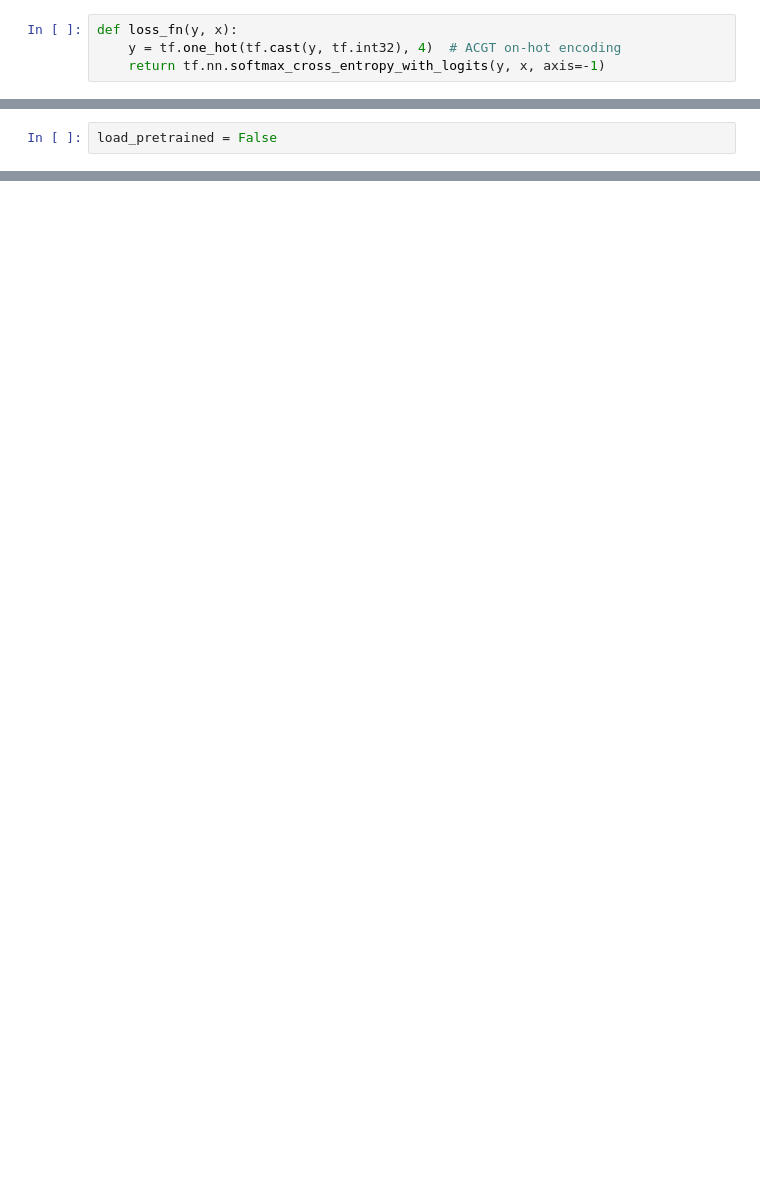
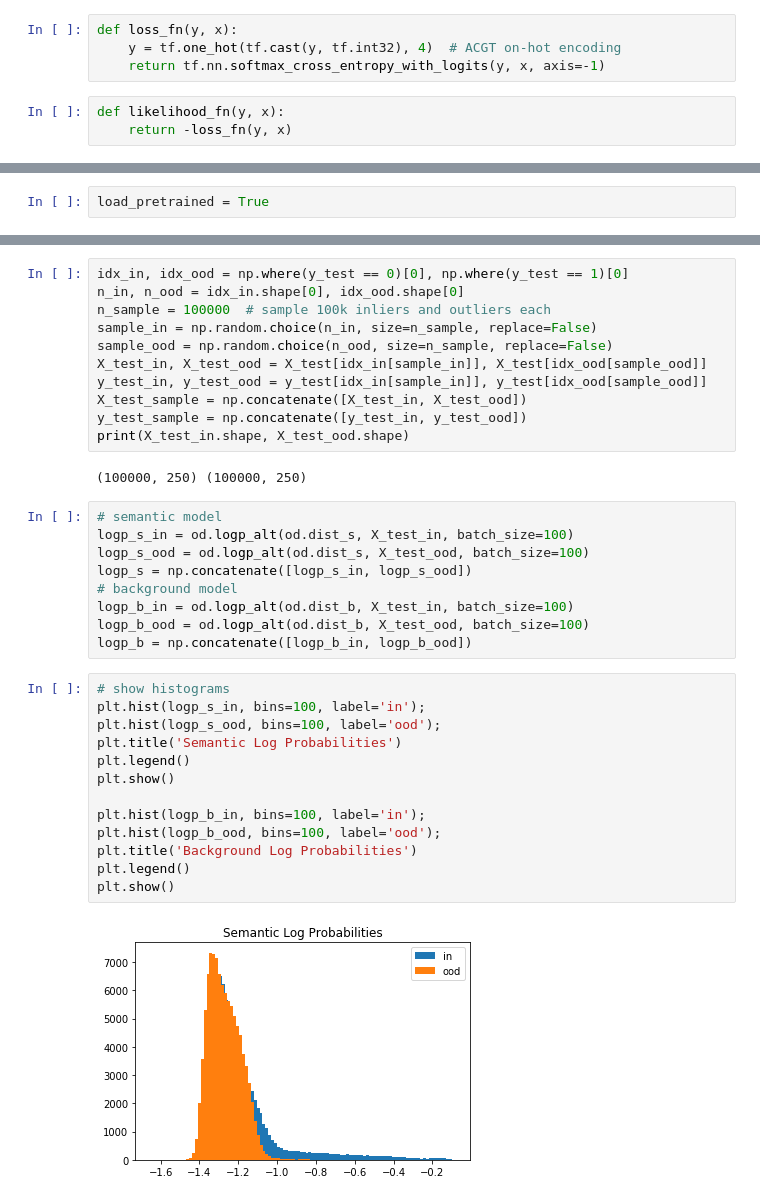
Before and after one commit to SeldonIO/alibi-detect, a Jupyter notebook: examples/od_llr_genome.ipynb, the cells around one changed output, grey strips where cells are left out. Saved outputs shown, nothing was run; the diff lists cells and outputs as text; blank space fills up the shorter version.

```diff
--- a/examples/od_llr_genome.ipynb
+++ b/examples/od_llr_genome.ipynb
@@ -96,6 +64,9 @@ We also need to define our loss function which we can utilize to evaluate the lo
 def loss_fn(y, x):
     y = tf.one_hot(tf.cast(y, tf.int32), 4)  # ACGT on-hot encoding
     return tf.nn.softmax_cross_entropy_with_logits(y, x, axis=-1)
+# %%
+def likelihood_fn(y, x):
+    return -loss_fn(y, x)
 # %% [markdown]
 ### Load or train the outlier detector
 
@@ -103,3 +74,3 @@ We can again either fetch the pretrained detector from a [Google Cloud Bucket](h
 # %%
-load_pretrained = False
+load_pretrained = True
 # %%
@@ -128,0 +109,37 @@ else:  # define model, initialize, train and save outlier detector
+# %%
+idx_in, idx_ood = np.where(y_test == 0)[0], np.where(y_test == 1)[0]
+n_in, n_ood = idx_in.shape[0], idx_ood.shape[0]
+n_sample = 100000  # sample 100k inliers and outliers each
+sample_in = np.random.choice(n_in, size=n_sample, replace=False)
+sample_ood = np.random.choice(n_ood, size=n_sample, replace=False)
+X_test_in, X_test_ood = X_test[idx_in[sample_in]], X_test[idx_ood[sample_ood]]
+y_test_in, y_test_ood = y_test[idx_in[sample_in]], y_test[idx_ood[sample_ood]]
+X_test_sample = np.concatenate([X_test_in, X_test_ood])
+y_test_sample = np.concatenate([y_test_in, y_test_ood])
+print(X_test_in.shape, X_test_ood.shape)
+# %% [output]
+(100000, 250) (100000, 250)
+# %%
+# semantic model
+logp_s_in = od.logp_alt(od.dist_s, X_test_in, batch_size=100)
+logp_s_ood = od.logp_alt(od.dist_s, X_test_ood, batch_size=100)
+logp_s = np.concatenate([logp_s_in, logp_s_ood])
+# background model
+logp_b_in = od.logp_alt(od.dist_b, X_test_in, batch_size=100)
+logp_b_ood = od.logp_alt(od.dist_b, X_test_ood, batch_size=100)
+logp_b = np.concatenate([logp_b_in, logp_b_ood])
+# %%
+# show histograms
+plt.hist(logp_s_in, bins=100, label='in');
+plt.hist(logp_s_ood, bins=100, label='ood');
+plt.title('Semantic Log Probabilities')
+plt.legend()
+plt.show()
+
+plt.hist(logp_b_in, bins=100, label='in');
+plt.hist(logp_b_ood, bins=100, label='ood');
+plt.title('Background Log Probabilities')
+plt.legend()
+plt.show()
+# %% [output]
+[figure, added]
```
Also changed, not shown: parts of 28 cells of this notebook, 1 other file.
